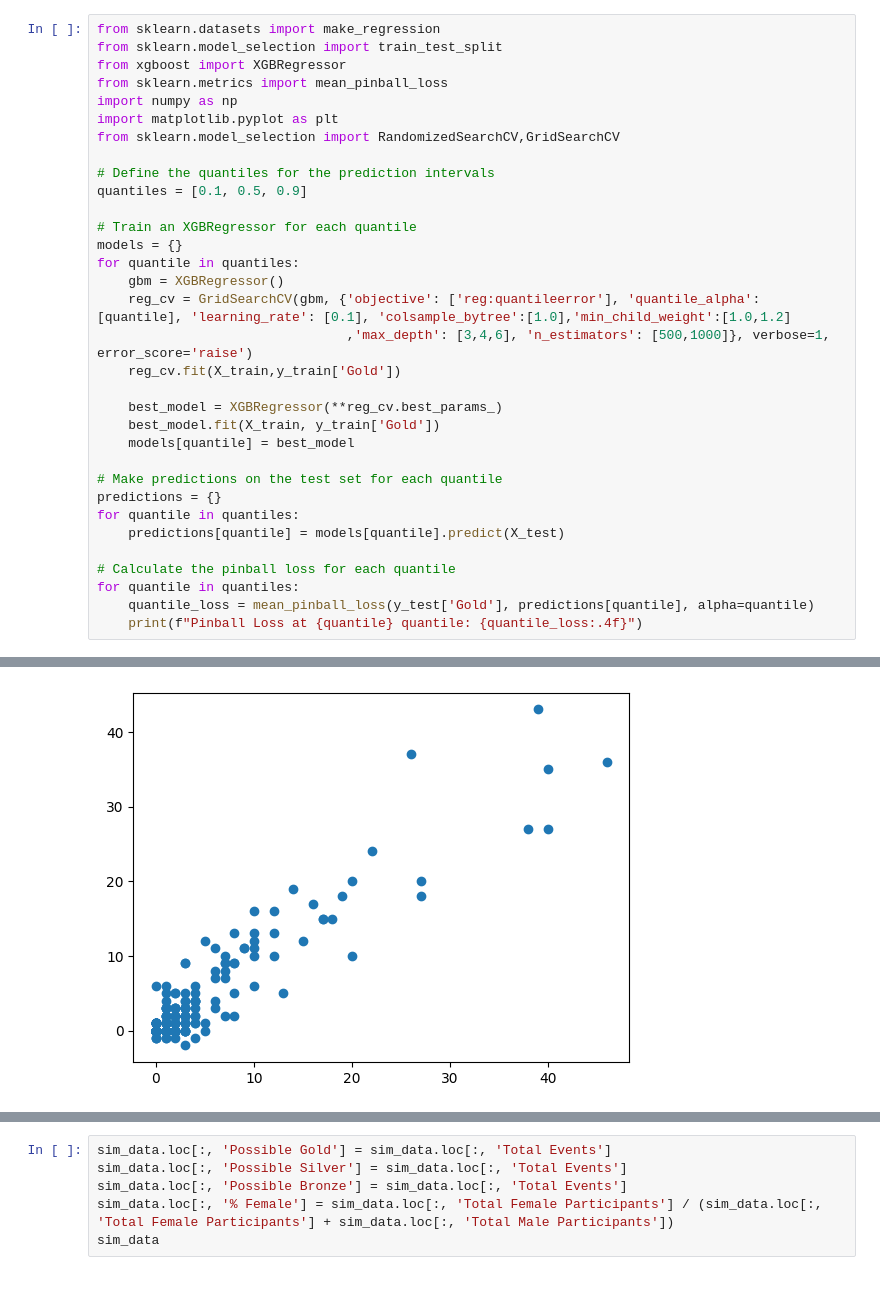
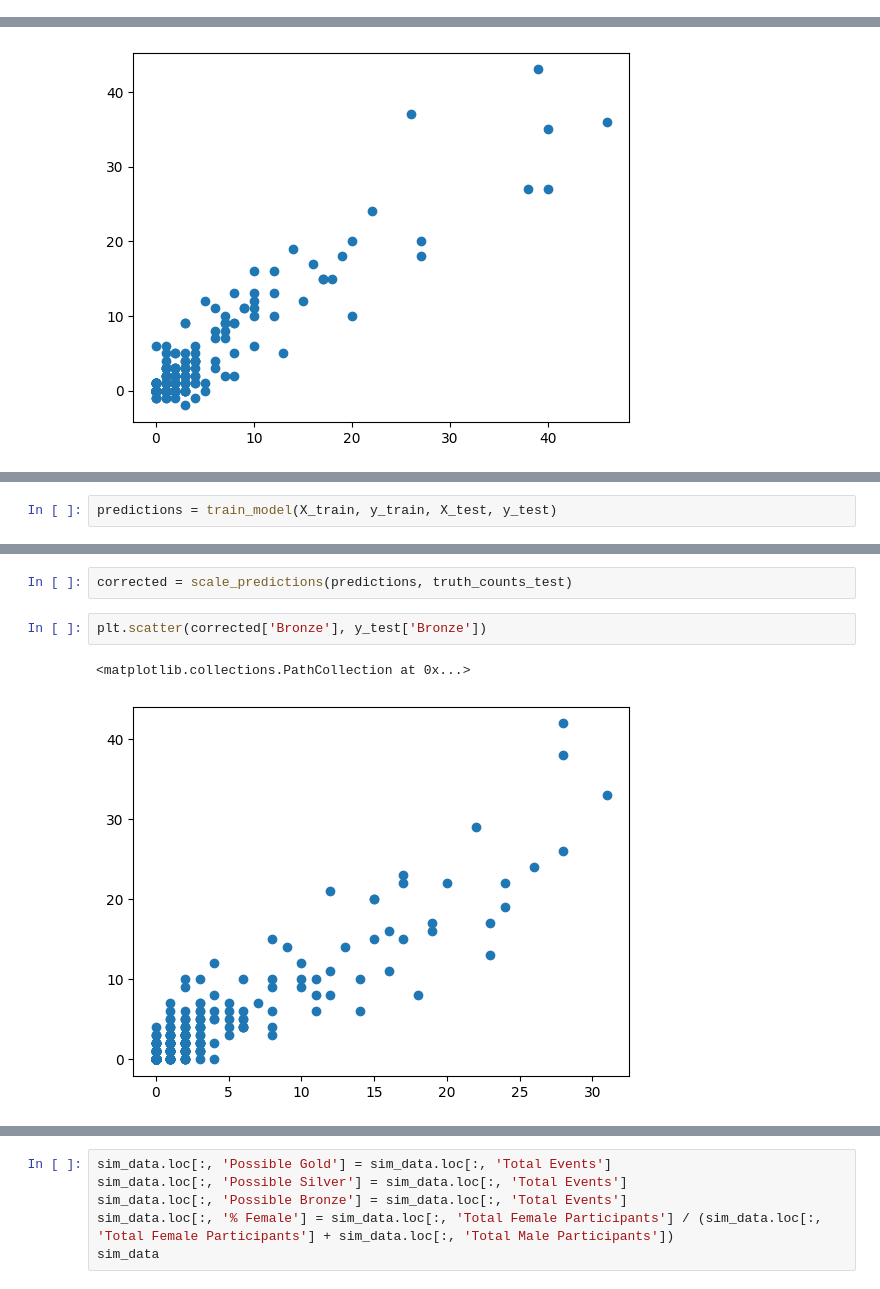
Before and after one commit to johngerving/mcm-2025, a Jupyter notebook: xgboost.ipynb, the cells around one changed output, grey strips where cells are left out. Saved outputs shown, nothing was run; the diff lists cells and outputs as text.

```diff
--- a/xgboost.ipynb
+++ b/xgboost.ipynb
@@ -135,33 +120,0 @@ def scale_predictions(predictions, possible_counts):
-# %%
-from sklearn.datasets import make_regression
-from sklearn.model_selection import train_test_split
-from xgboost import XGBRegressor
-from sklearn.metrics import mean_pinball_loss
-import numpy as np
-import matplotlib.pyplot as plt
-from sklearn.model_selection import RandomizedSearchCV,GridSearchCV
-
-# Define the quantiles for the prediction intervals
-quantiles = [0.1, 0.5, 0.9]
-
-# Train an XGBRegressor for each quantile
-models = {}
-for quantile in quantiles:
-    gbm = XGBRegressor()
-    reg_cv = GridSearchCV(gbm, {'objective': ['reg:quantileerror'], 'quantile_alpha': [quantile], 'learning_rate': [0.1], 'colsample_bytree':[1.0],'min_child_weight':[1.0,1.2]
-                                ,'max_depth': [3,4,6], 'n_estimators': [500,1000]}, verbose=1, error_score='raise')
-    reg_cv.fit(X_train,y_train['Gold'])
-
-    best_model = XGBRegressor(**reg_cv.best_params_)
-    best_model.fit(X_train, y_train['Gold'])
-    models[quantile] = best_model
-
-# Make predictions on the test set for each quantile
-predictions = {}
-for quantile in quantiles:
-    predictions[quantile] = models[quantile].predict(X_test)
-
-# Calculate the pinball loss for each quantile
-for quantile in quantiles:
-    quantile_loss = mean_pinball_loss(y_test['Gold'], predictions[quantile], alpha=quantile)
-    print(f"Pinball Loss at {quantile} quantile: {quantile_loss:.4f}")
@@ -220,3 +170,5 @@ mean_preds = pd.DataFrame(mean_preds, columns=['Gold', 'Silver', 'Bronze'])
+# %%
+predictions = train_model(X_train, y_train, X_test, y_test)
 # %%
 np.set_printoptions(suppress=True)
 from sklearn.metrics import mean_absolute_error
@@ -255,2 +182,9 @@ Bronze: 0.7883683360258481
+# %%
+corrected = scale_predictions(predictions, truth_counts_test)
+# %%
+plt.scatter(corrected['Bronze'], y_test['Bronze'])
+# %% [output]
+<matplotlib.collections.PathCollection at 0x...>
+[figure, added]
 # %%
 sim_data = pd.read_csv('data/sim_full_medal_data.csv').sort_values(by=['Country Code', 'Year']).reset_index(drop=True)
```
Also changed, not shown: parts of 19 cells of this notebook, 3 other files.
